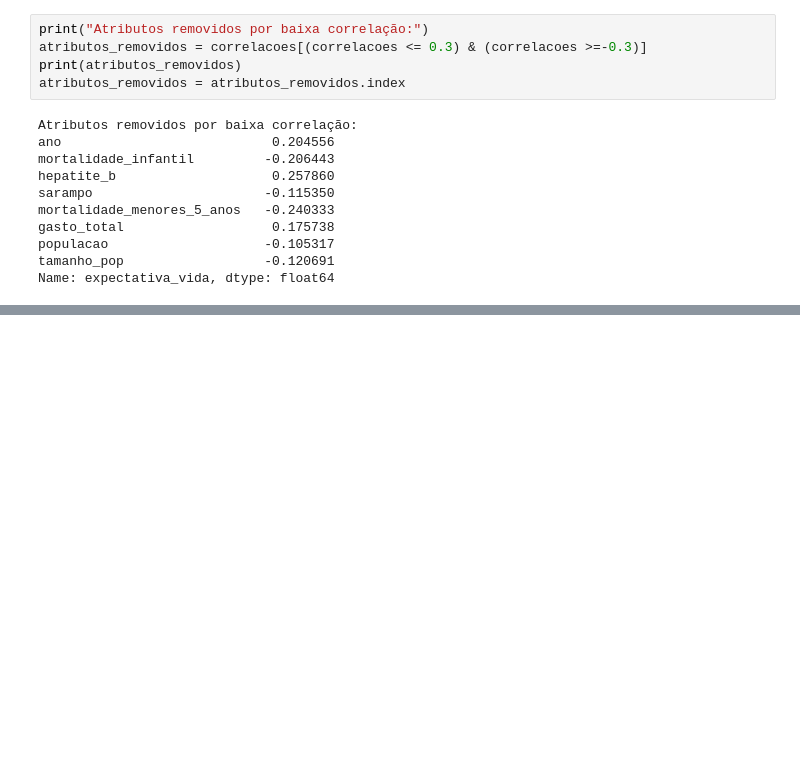
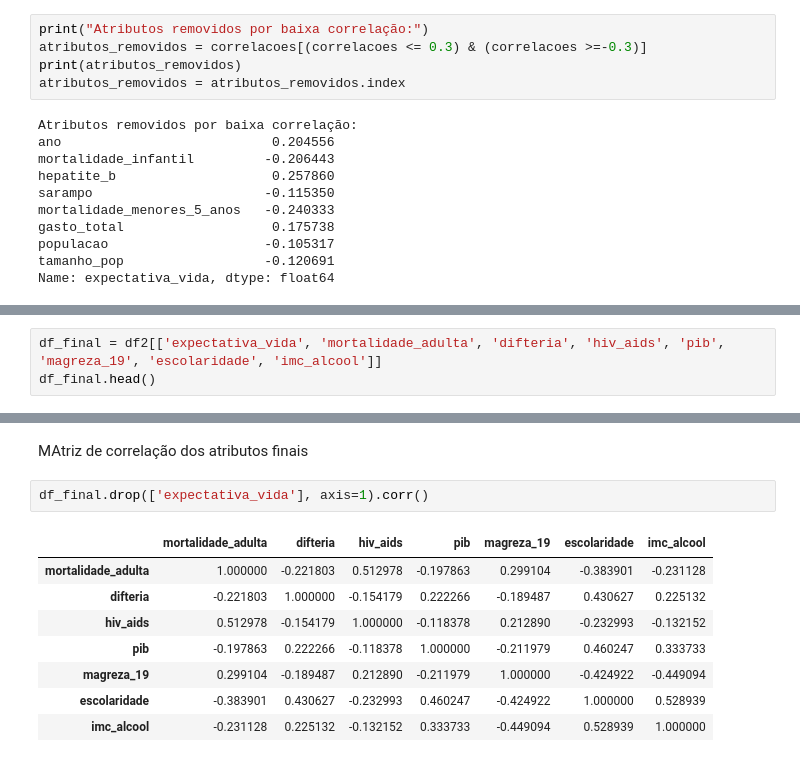
Before and after one commit to prisciladalepiane/machine-learning, a Jupyter notebook: projetos/matematica-estatistica-aplicada/06/modelagem-estatistica-indicadores-socieconomicos.ipynb, the cells around one changed output, grey strips where cells are left out. Drawn from its saved outputs; the diff is of its cells as text; blank space fills up the shorter version.

Commit message:
Finalizado ajuste dos dados para modelagem estatística

```diff
--- a/projetos/matematica-estatistica-aplicada/06/modelagem-estatistica-indicadores-socieconomicos.ipynb
+++ b/projetos/matematica-estatistica-aplicada/06/modelagem-estatistica-indicadores-socieconomicos.ipynb
@@ -485,0 +554,3 @@ KeyError: "['ano', 'mortalidade_infantil', 'hepatite_b', 'sarampo', 'mortalidade
+# %%
+df_final = df2[['expectativa_vida', 'mortalidade_adulta', 'difteria', 'hiv_aids', 'pib', 'magreza_19', 'escolaridade', 'imc_alcool']]
+df_final.head()
@@ -485,0 +576,13 @@ KeyError: "['ano', 'mortalidade_infantil', 'hepatite_b', 'sarampo', 'mortalidade
+# %% [markdown]
+MAtriz de correlação dos atributos finais
+# %%
+df_final.drop(['expectativa_vida'], axis=1).corr()
+# %% [output]
+|  | mortalidade_adulta | difteria | hiv_aids | pib | magreza_19 | escolaridade | imc_alcool |
+| mortalidade_adulta | 1.000000 | -0.221803 | 0.512978 | -0.197863 | 0.299104 | -0.383901 | -0.231128 |
+| difteria | -0.221803 | 1.000000 | -0.154179 | 0.222266 | -0.189487 | 0.430627 | 0.225132 |
+| hiv_aids | 0.512978 | -0.154179 | 1.000000 | -0.118378 | 0.212890 | -0.232993 | -0.132152 |
+| pib | -0.197863 | 0.222266 | -0.118378 | 1.000000 | -0.211979 | 0.460247 | 0.333733 |
+| magreza_19 | 0.299104 | -0.189487 | 0.212890 | -0.211979 | 1.000000 | -0.424922 | -0.449094 |
+| escolaridade | -0.383901 | 0.430627 | -0.232993 | 0.460247 | -0.424922 | 1.000000 | 0.528939 |
+| imc_alcool | -0.231128 | 0.225132 | -0.132152 | 0.333733 | -0.449094 | 0.528939 | 1.000000 |
```
Also changed, not shown: parts of 13 cells of this notebook.
